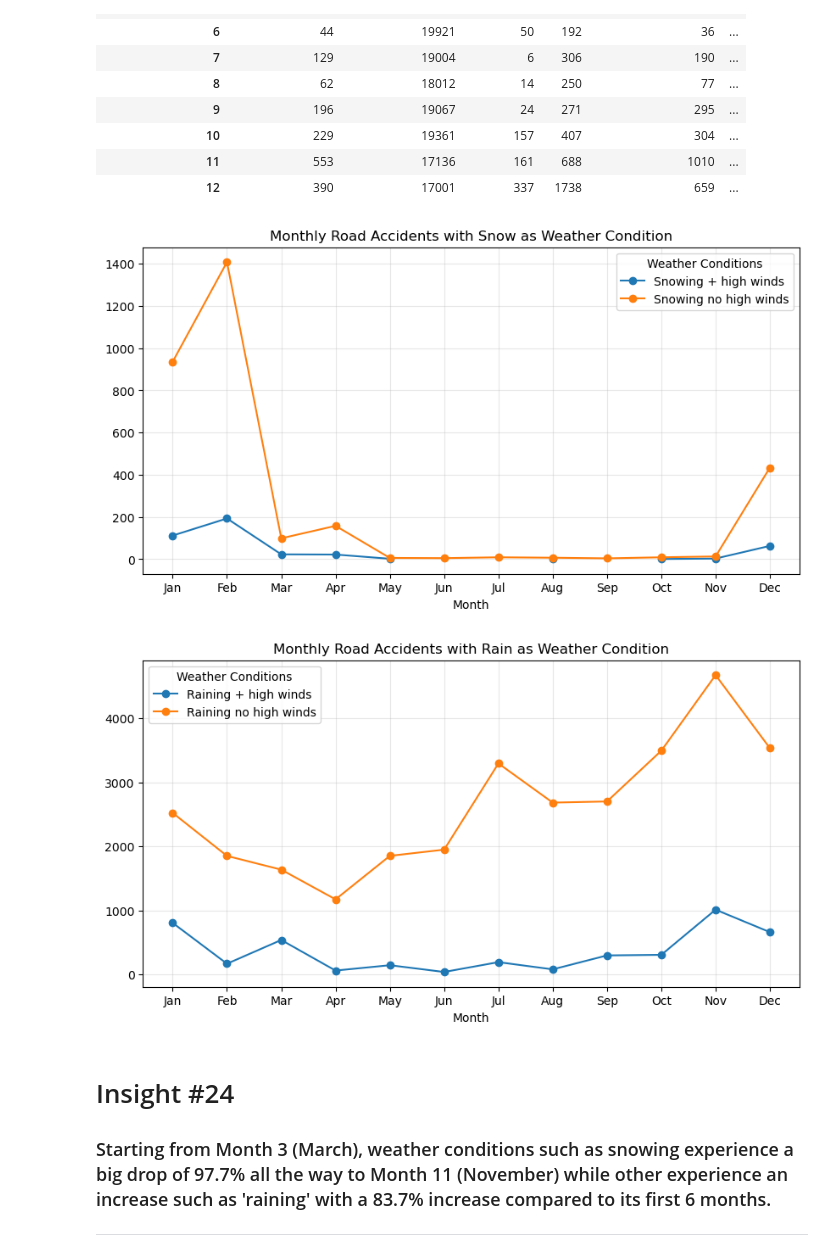
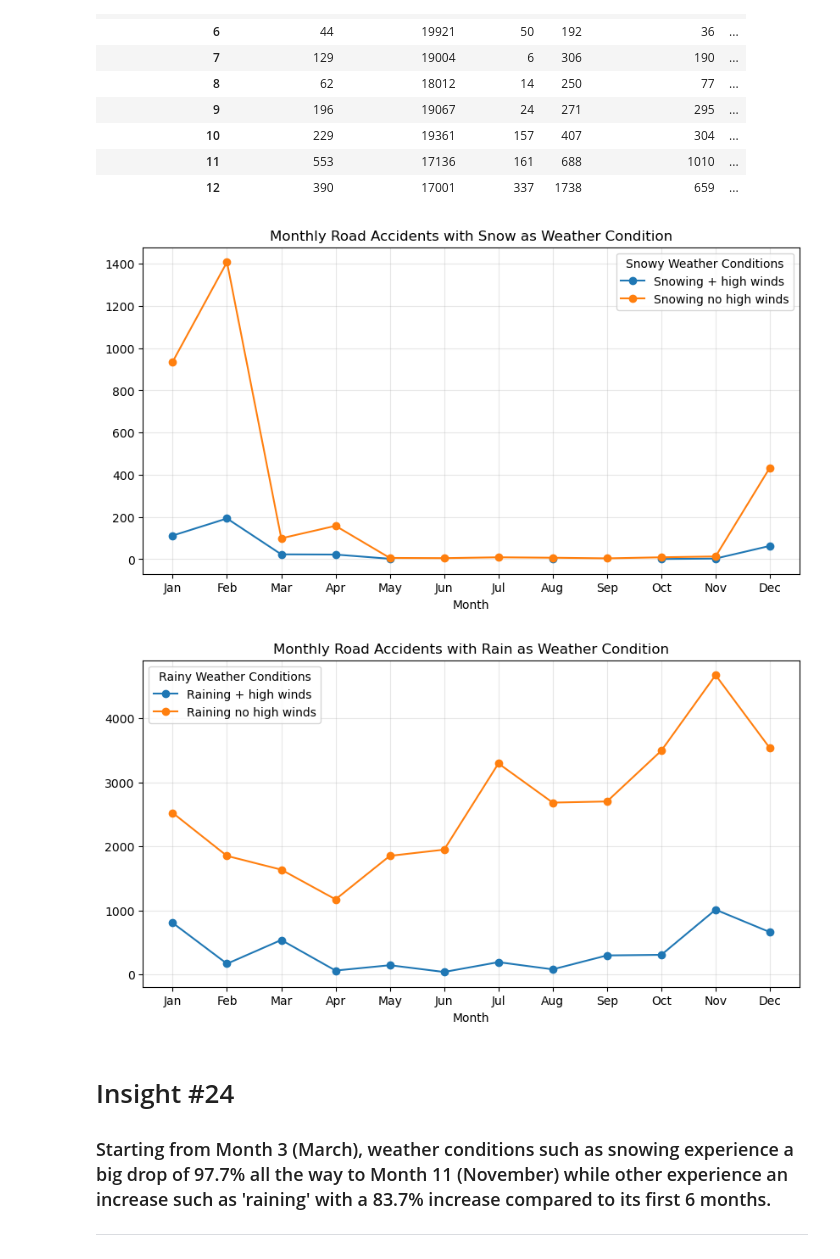
Before and after one commit to oliverliwanag/ELEC303-DATA-ANALYTICS-LIWANAG, a Jupyter notebook: ELEC03-3A/Activity2.ipynb, the cells around one changed output. Cells and saved outputs as stored; diff of their text form; code cells hidden in the pictures.

```diff
--- a/ELEC03-3A/Activity2.ipynb
+++ b/ELEC03-3A/Activity2.ipynb
@@ -55,6 +55,11 @@ Urban_or_Rural_Area           15
 Weather_Conditions         14128
 Vehicle_Type                   0
 dtype: int64
+# %%
+road_accidents['Accident Date'] = road_accidents['Accident Date'].astype(str)
+road_accidents['Accident Date'] = road_accidents['Accident Date'].replace('/', '-')
+road_accidents['Accident Date'] = road_accidents['Accident Date'].str.strip()
+road_accidents['Accident Date'] = pd.to_datetime(road_accidents['Accident Date'], dayfirst=True, errors='coerce')
 # %%
 road_accidents['Latitude'] = road_accidents['Latitude'].fillna(road_accidents['Latitude'].mean())
 road_accidents['Longitude'] = road_accidents['Longitude'].fillna(road_accidents['Longitude'].mean())
@@ -701,37 +708,37 @@ month_weather.unstack(level=0)
 #for snowing weather condition
 snow_weather = road_accidents[(road_accidents['Weather_Conditions'] == 'Snowing + high winds') | (road_accidents['Weather_Conditions'] == 'Snowing no high winds')]
 snow_weather['Weather_Conditions'] = snow_weather['Weather_Conditions'].astype('string')
 
 month_weather = snow_weather.groupby(['Weather_Conditions','Month']).size().unstack(level=0)
 
 month_weather.plot(
     marker='o',
     figsize=(10, 5),
     title='Monthly Road Accidents with Snow as Weather Condition'
 )
 plt.xticks(range(1, 13), ['Jan','Feb','Mar','Apr','May','Jun','Jul','Aug','Sep','Oct','Nov','Dec'])
-plt.legend(title='Weather Conditions')
+plt.legend(title='Snowy Weather Conditions')
 plt.grid(alpha=0.3)
 plt.show()
 
 #for rainy weather condition
 rainy_weather = road_accidents[(road_accidents['Weather_Conditions'] == 'Raining + high winds') | (road_accidents['Weather_Conditions'] == 'Raining no high winds')]
 rainy_weather['Weather_Conditions'] = rainy_weather['Weather_Conditions'].astype('string')
 
 month_weather = rainy_weather.groupby(['Weather_Conditions','Month']).size().unstack(level=0)
 
 month_weather.plot(
     marker='o',
     figsize=(10, 5),
     title='Monthly Road Accidents with Rain as Weather Condition'
 )
 plt.xticks(range(1, 13), ['Jan','Feb','Mar','Apr','May','Jun','Jul','Aug','Sep','Oct','Nov','Dec'])
-plt.legend(title='Weather Conditions')
+plt.legend(title='Rainy Weather Conditions')
 plt.grid(alpha=0.3)
 plt.show()
 # %% [output]
-[figure, old version]
+[figure, new version]
-[figure, old version]
+[figure, new version]
 # %% [markdown]
 <h1>Insight #24</h1>
 <h3>Starting from Month 3 (March), weather conditions such as snowing experience a big drop of 97.7% all the way to Month 11 (November) while other experience an increase such as 'raining' with a 83.7% increase compared to its first 6 months.</h3>
```
Also changed, not shown: parts of 5 cells of this notebook.
